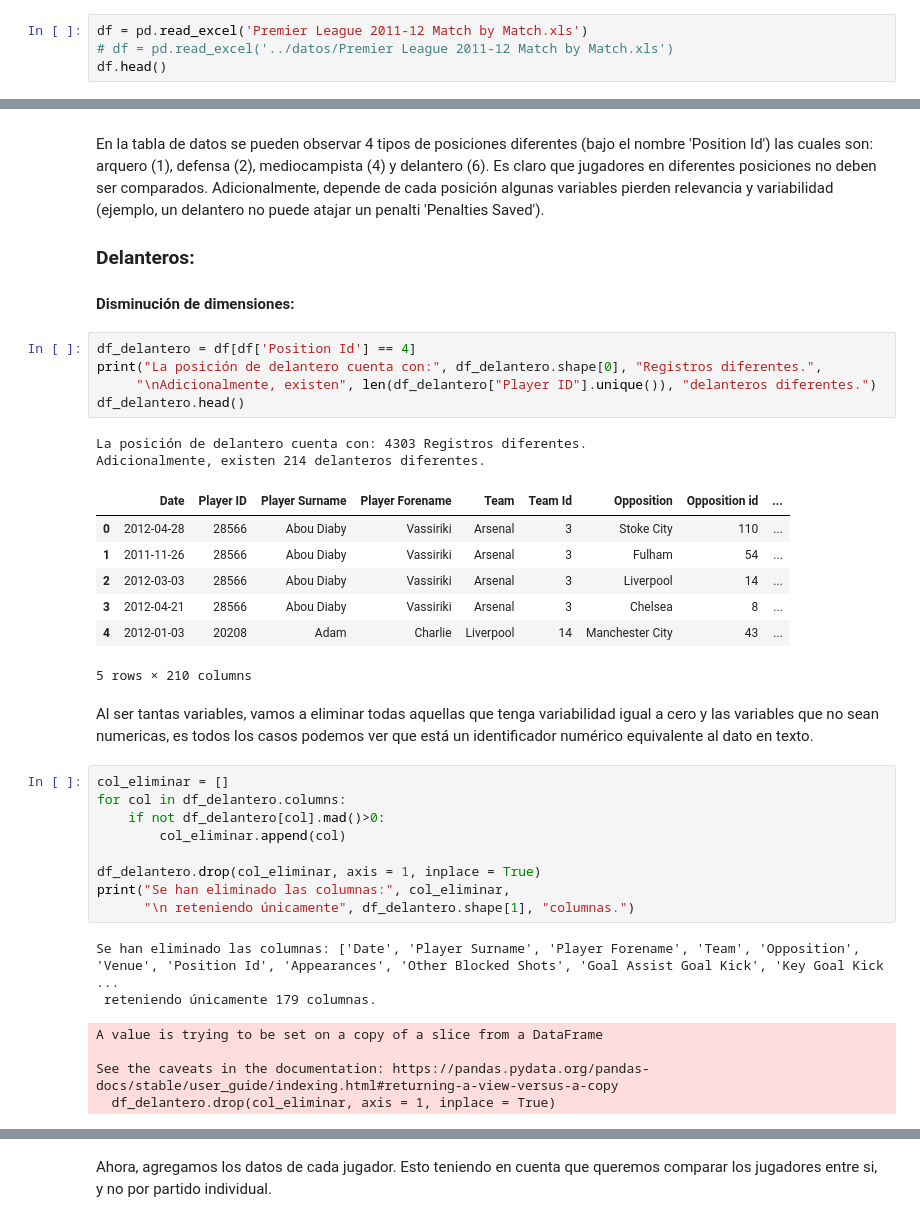
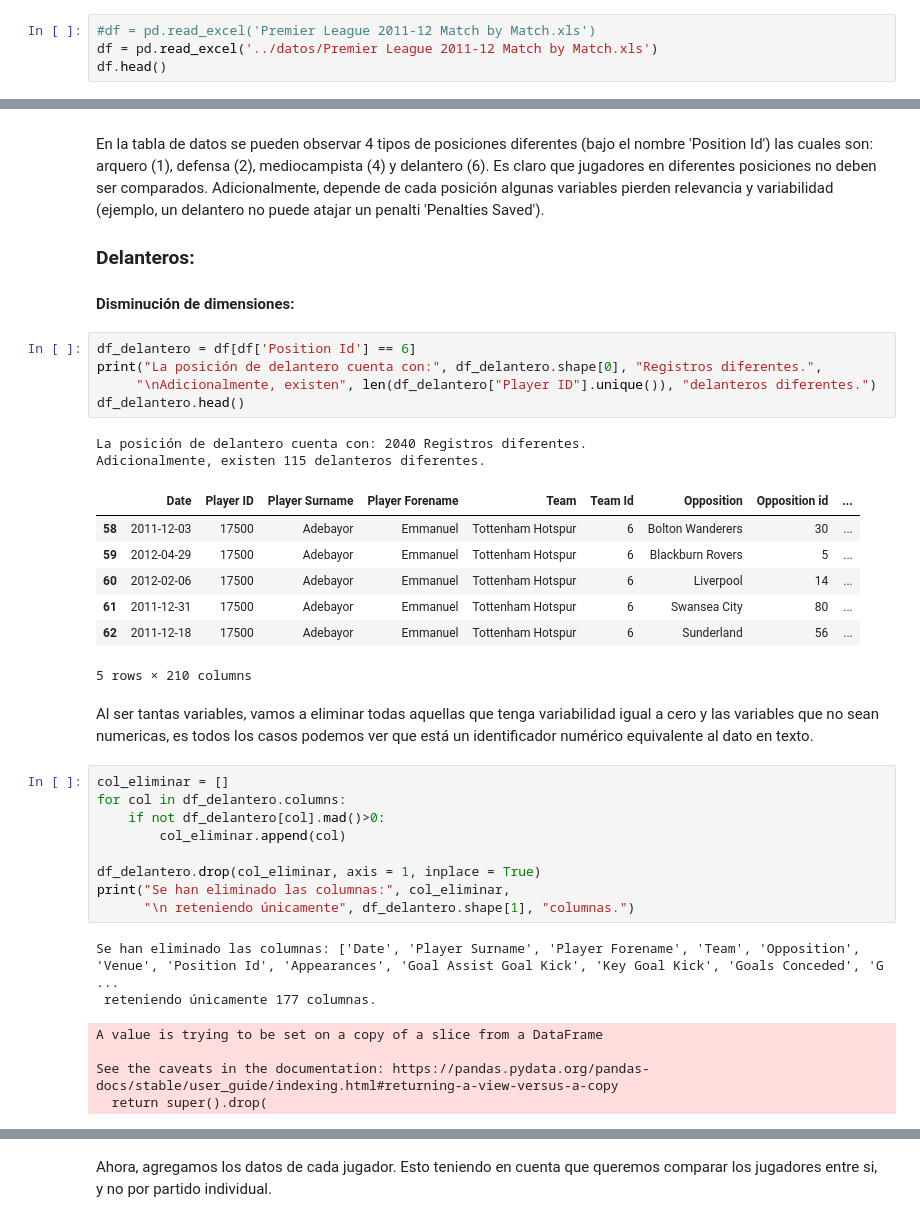
Before and after one commit to jboca-andes/proyecto-no-sup, a Jupyter notebook: codigo/modelamiento delanteros.ipynb, the cells around one changed output, grey strips where cells are left out. Saved outputs shown, nothing was run; the diff lists cells and outputs as text.

```diff
--- a/codigo/modelamiento delanteros.ipynb
+++ b/codigo/modelamiento delanteros.ipynb
@@ -13,8 +13,8 @@ from sklearn.cluster import DBSCAN
 # %% [markdown]
 ## Cargar datos
 # %%
-df = pd.read_excel('Premier League 2011-12 Match by Match.xls')
-# df = pd.read_excel('../datos/Premier League 2011-12 Match by Match.xls')
+#df = pd.read_excel('Premier League 2011-12 Match by Match.xls')
+df = pd.read_excel('../datos/Premier League 2011-12 Match by Match.xls')
 df.head()
 # %% [output]
 |  | Date | Player ID | Player Surname | Player Forename | Team | Team Id | Opposition | Opposition id | ... |
@@ -38,19 +38,19 @@ En la tabla de datos se pueden observar 4 tipos de posiciones diferentes (bajo e
 
 #### Disminución de dimensiones:
 # %%
-df_delantero = df[df['Position Id'] == 4]
+df_delantero = df[df['Position Id'] == 6]
 print("La posición de delantero cuenta con:", df_delantero.shape[0], "Registros diferentes.",
      "\nAdicionalmente, existen", len(df_delantero["Player ID"].unique()), "delanteros diferentes.")
 df_delantero.head()
 # %% [output]
-La posición de delantero cuenta con: 4303 Registros diferentes.
-Adicionalmente, existen 214 delanteros diferentes.
+La posición de delantero cuenta con: 2040 Registros diferentes.
+Adicionalmente, existen 115 delanteros diferentes.
 |  | Date | Player ID | Player Surname | Player Forename | Team | Team Id | Opposition | Opposition id | ... |
-| 0 | 2012-04-28 | 28566 | Abou Diaby | Vassiriki | Arsenal | 3 | Stoke City | 110 | ... |
-| 1 | 2011-11-26 | 28566 | Abou Diaby | Vassiriki | Arsenal | 3 | Fulham | 54 | ... |
-| 2 | 2012-03-03 | 28566 | Abou Diaby | Vassiriki | Arsenal | 3 | Liverpool | 14 | ... |
-| 3 | 2012-04-21 | 28566 | Abou Diaby | Vassiriki | Arsenal | 3 | Chelsea | 8 | ... |
-| 4 | 2012-01-03 | 20208 | Adam | Charlie | Liverpool | 14 | Manchester City | 43 | ... |
+| 58 | 2011-12-03 | 17500 | Adebayor | Emmanuel | Tottenham Hotspur | 6 | Bolton Wanderers | 30 | ... |
+| 59 | 2012-04-29 | 17500 | Adebayor | Emmanuel | Tottenham Hotspur | 6 | Blackburn Rovers | 5 | ... |
+| 60 | 2012-02-06 | 17500 | Adebayor | Emmanuel | Tottenham Hotspur | 6 | Liverpool | 14 | ... |
+| 61 | 2011-12-31 | 17500 | Adebayor | Emmanuel | Tottenham Hotspur | 6 | Swansea City | 80 | ... |
+| 62 | 2011-12-18 | 17500 | Adebayor | Emmanuel | Tottenham Hotspur | 6 | Sunderland | 56 | ... |
 5 rows × 210 columns
 # %% [markdown]
 Al ser tantas variables, vamos a eliminar todas aquellas que tenga variabilidad igual a cero y las variables que no sean numericas, es todos los casos podemos ver que está un identificador numérico equivalente al dato en texto.
@@ -64,12 +64,12 @@ df_delantero.drop(col_eliminar, axis = 1, inplace = True)
 print("Se han eliminado las columnas:", col_eliminar,
       "\n reteniendo únicamente", df_delantero.shape[1], "columnas.")
 # %% [output]
-Se han eliminado las columnas: ['Date', 'Player Surname', 'Player Forename', 'Team', 'Opposition', 'Venue', 'Position Id', 'Appearances', 'Other Blocked Shots', 'Goal Assist Goal Kick', 'Key Goal Kick ...
- reteniendo únicamente 179 columnas.
+Se han eliminado las columnas: ['Date', 'Player Surname', 'Player Forename', 'Team', 'Opposition', 'Venue', 'Position Id', 'Appearances', 'Goal Assist Goal Kick', 'Key Goal Kick', 'Goals Conceded', 'G ...
+ reteniendo únicamente 177 columnas.
 A value is trying to be set on a copy of a slice from a DataFrame
 
 See the caveats in the documentation: https://pandas.pydata.org/pandas-docs/stable/user_guide/indexing.html#returning-a-view-versus-a-copy
-  df_delantero.drop(col_eliminar, axis = 1, inplace = True)
+  return super().drop(
 # %%
 df_delantero.head()
 # %% [output]
```
Also changed, not shown: parts of 13 cells of this notebook, 5 other files.
